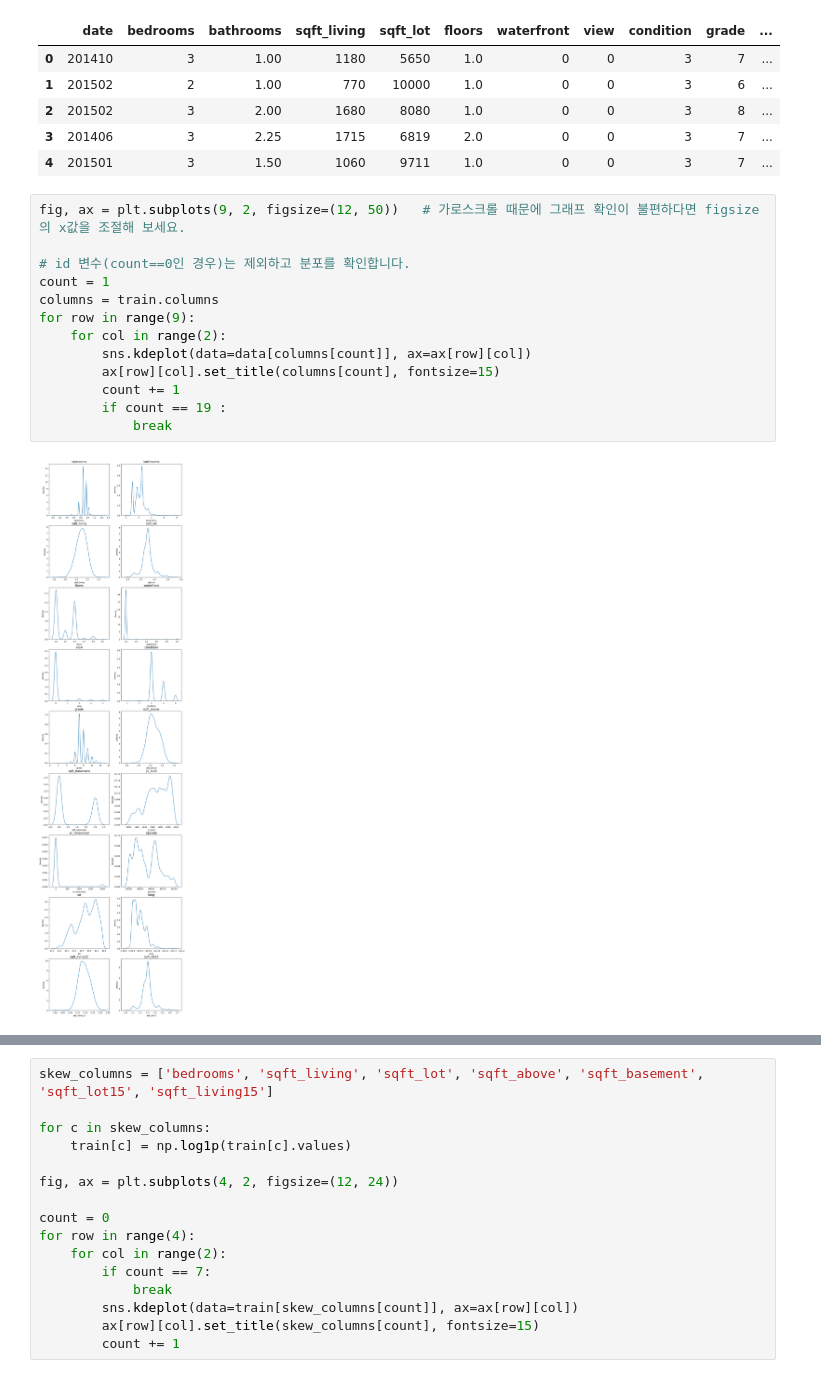
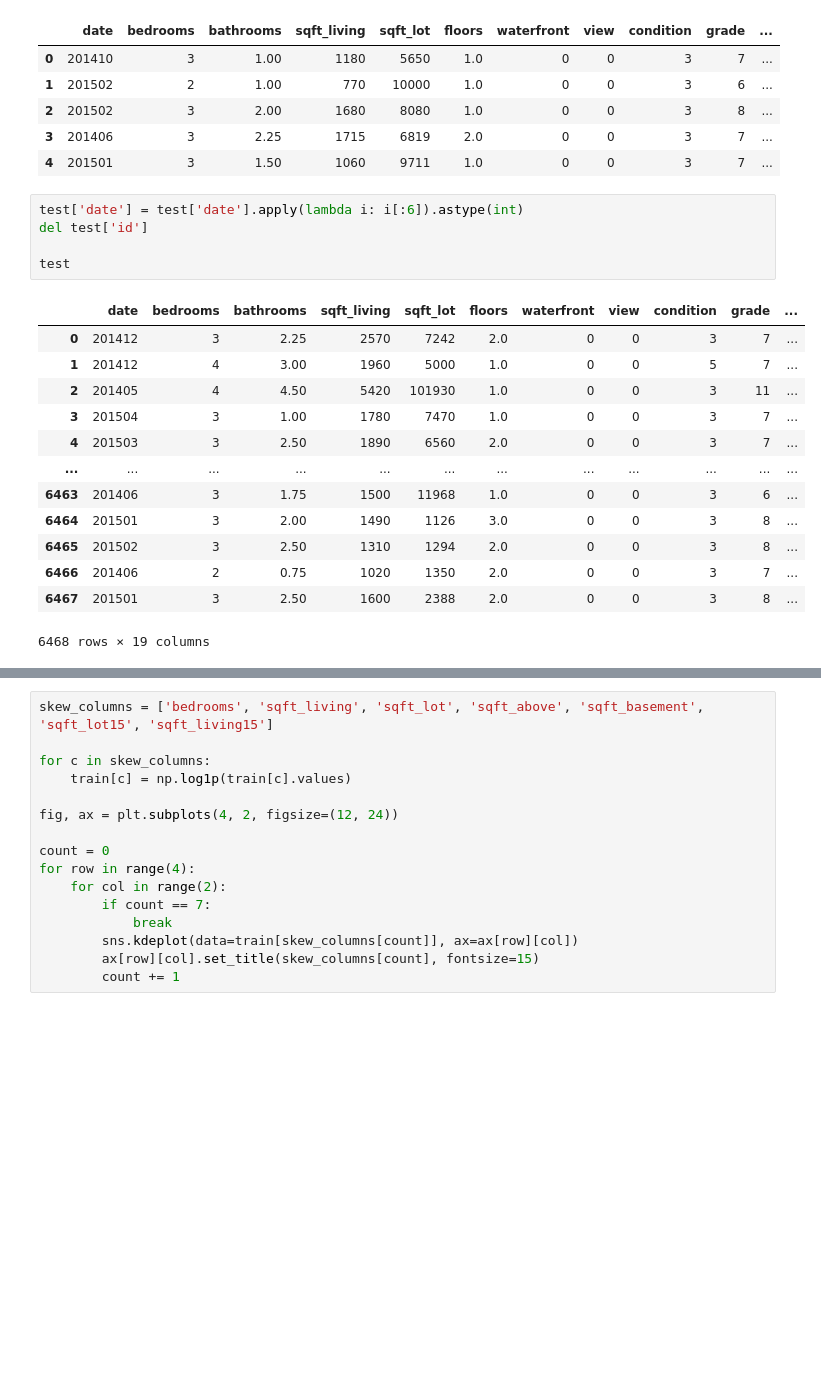
Before and after one commit to odorukeyboard/online2nd_pss, a Jupyter notebook: exploration03/kaggle.ipynb, the cells around one changed output, grey strips where cells are left out. Drawn from its saved outputs; the diff is of its cells as text; blank space fills up the shorter version.

```diff
--- a/exploration03/kaggle.ipynb
+++ b/exploration03/kaggle.ipynb
@@ -46,18 +46,22 @@ train.head()
 | 2 | 201502 | 3 | 2.00 | 1680 | 8080 | 1.0 | 0 | 0 | 3 | 8 | ... |
 | 3 | 201406 | 3 | 2.25 | 1715 | 6819 | 2.0 | 0 | 0 | 3 | 7 | ... |
 | 4 | 201501 | 3 | 1.50 | 1060 | 9711 | 1.0 | 0 | 0 | 3 | 7 | ... |
-# %%
-fig, ax = plt.subplots(9, 2, figsize=(12, 50))   # 가로스크롤 때문에 그래프 확인이 불편하다면 figsize의 x값을 조절해 보세요.
-
-# id 변수(count==0인 경우)는 제외하고 분포를 확인합니다.
-count = 1
-columns = train.columns
-for row in range(9):
-    for col in range(2):
-        sns.kdeplot(data=data[columns[count]], ax=ax[row][col])
-        ax[row][col].set_title(columns[count], fontsize=15)
-        count += 1
-        if count == 19 :
-            break
-# %% [output]
-[figure, removed]
+# %%
+test['date'] = test['date'].apply(lambda i: i[:6]).astype(int)
+del test['id']
+
+test
+# %% [output]
+|  | date | bedrooms | bathrooms | sqft_living | sqft_lot | floors | waterfront | view | condition | grade | ... |
+| 0 | 201412 | 3 | 2.25 | 2570 | 7242 | 2.0 | 0 | 0 | 3 | 7 | ... |
+| 1 | 201412 | 4 | 3.00 | 1960 | 5000 | 1.0 | 0 | 0 | 5 | 7 | ... |
+| 2 | 201405 | 4 | 4.50 | 5420 | 101930 | 1.0 | 0 | 0 | 3 | 11 | ... |
+| 3 | 201504 | 3 | 1.00 | 1780 | 7470 | 1.0 | 0 | 0 | 3 | 7 | ... |
+| 4 | 201503 | 3 | 2.50 | 1890 | 6560 | 2.0 | 0 | 0 | 3 | 7 | ... |
+| ... | ... | ... | ... | ... | ... | ... | ... | ... | ... | ... | ... |
+| 6463 | 201406 | 3 | 1.75 | 1500 | 11968 | 1.0 | 0 | 0 | 3 | 6 | ... |
+| 6464 | 201501 | 3 | 2.00 | 1490 | 1126 | 3.0 | 0 | 0 | 3 | 8 | ... |
+| 6465 | 201502 | 3 | 2.50 | 1310 | 1294 | 2.0 | 0 | 0 | 3 | 8 | ... |
+| 6466 | 201406 | 2 | 0.75 | 1020 | 1350 | 2.0 | 0 | 0 | 3 | 7 | ... |
+| 6467 | 201501 | 3 | 2.50 | 1600 | 2388 | 2.0 | 0 | 0 | 3 | 8 | ... |
+6468 rows × 19 columns
```
Also changed, not shown: parts of 5 cells of this notebook, 16 other files.
